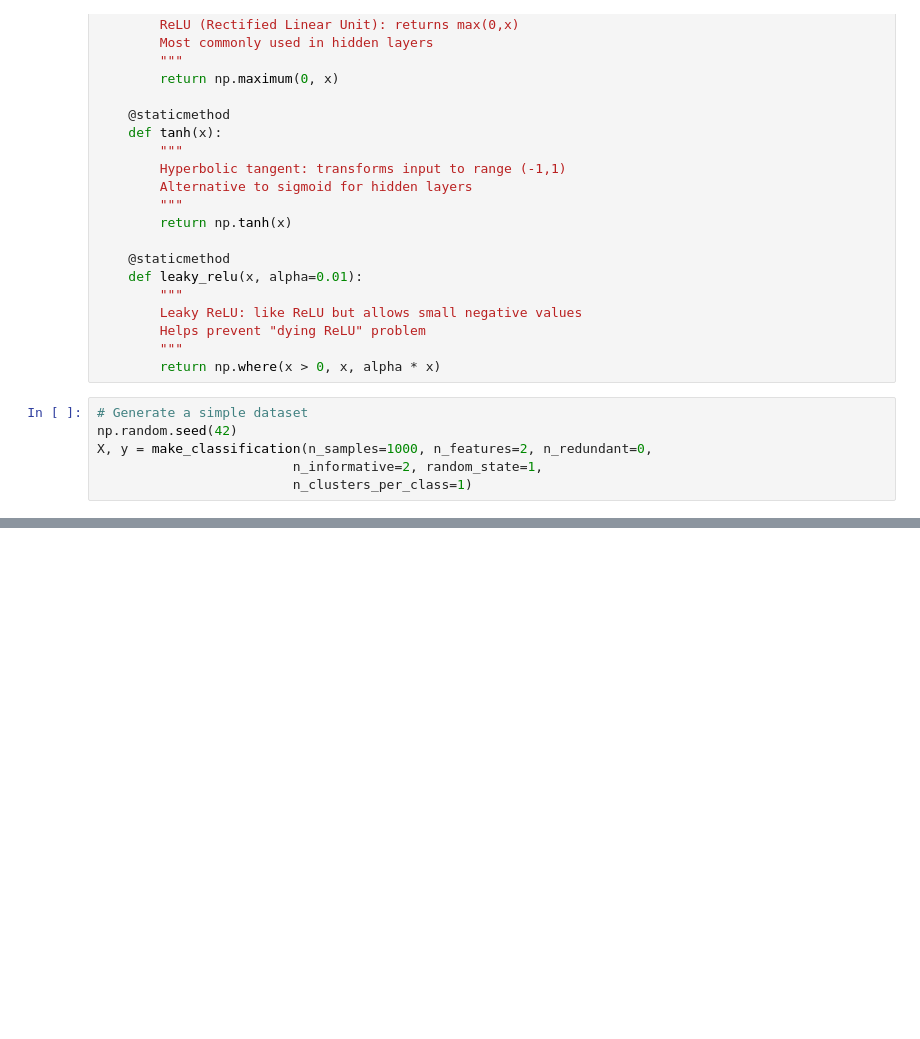
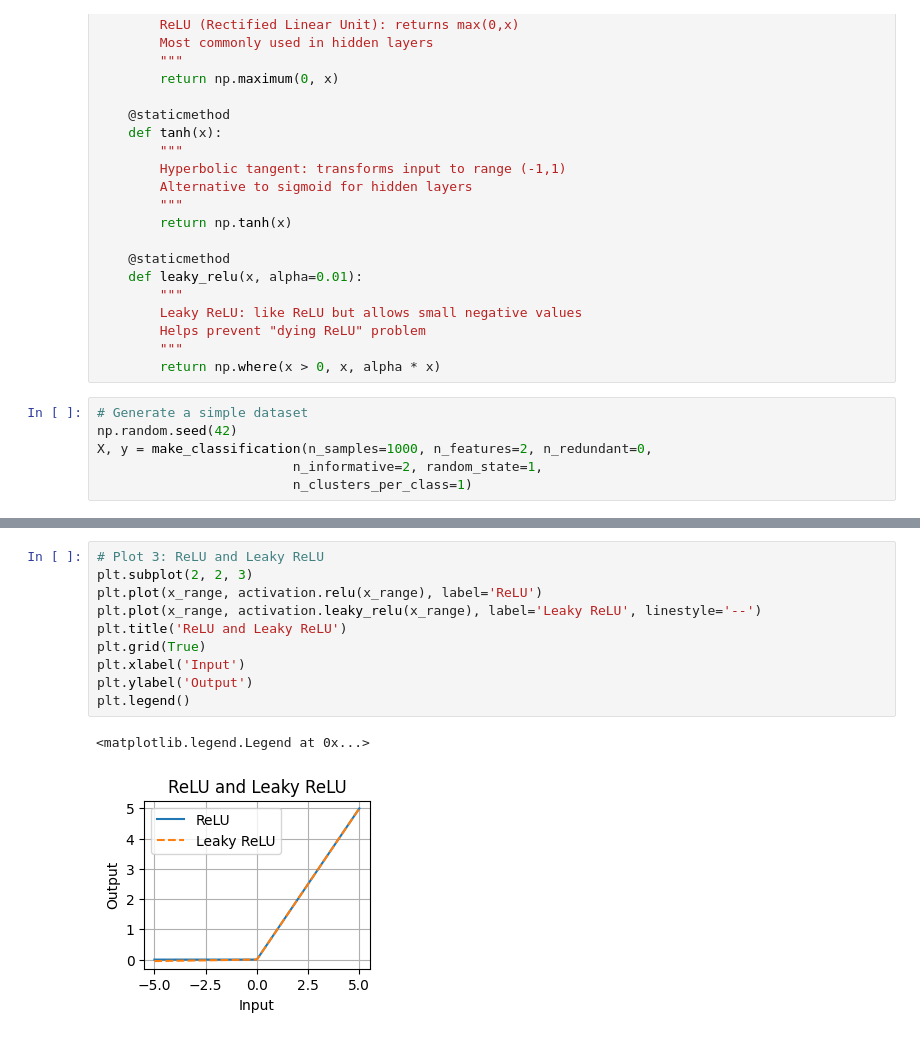
Before and after one commit to Pankaj-Str/ARTIFICAL-INTELLIGENCE, a Jupyter notebook: 02 Day/Activation Functions Implemented.ipynb, the cells around one changed output, grey strips where cells are left out. Drawn from its saved outputs; the diff is of its cells as text; blank space fills up the shorter version.

```diff
--- a/02 Day/Activation Functions Implemented.ipynb
+++ b/02 Day/Activation Functions Implemented.ipynb
@@ -46,0 +86,13 @@ X, y = make_classification(n_samples=1000, n_features=2, n_redundant=0,
+# %%
+# Plot 3: ReLU and Leaky ReLU
+plt.subplot(2, 2, 3)
+plt.plot(x_range, activation.relu(x_range), label='ReLU')
+plt.plot(x_range, activation.leaky_relu(x_range), label='Leaky ReLU', linestyle='--')
+plt.title('ReLU and Leaky ReLU')
+plt.grid(True)
+plt.xlabel('Input')
+plt.ylabel('Output')
+plt.legend()
+# %% [output]
+<matplotlib.legend.Legend at 0x...>
+[figure, added]
```
Also changed, not shown: parts of 12 cells of this notebook.
